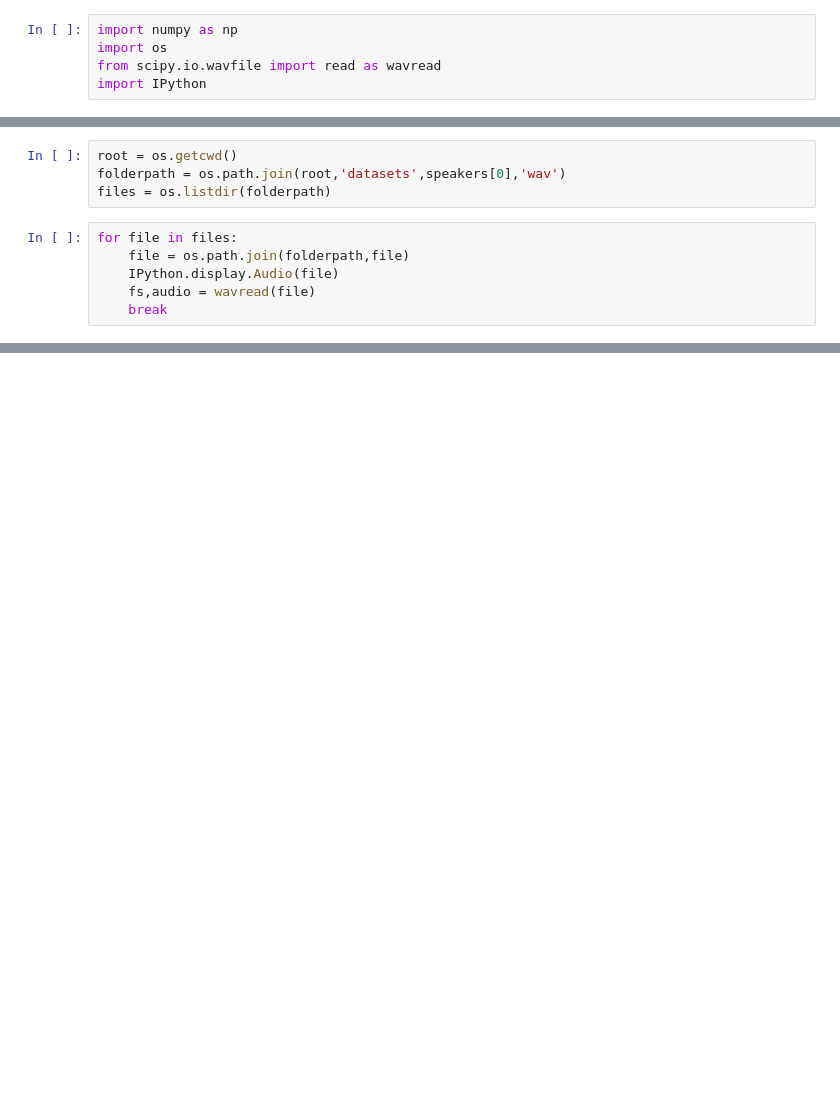
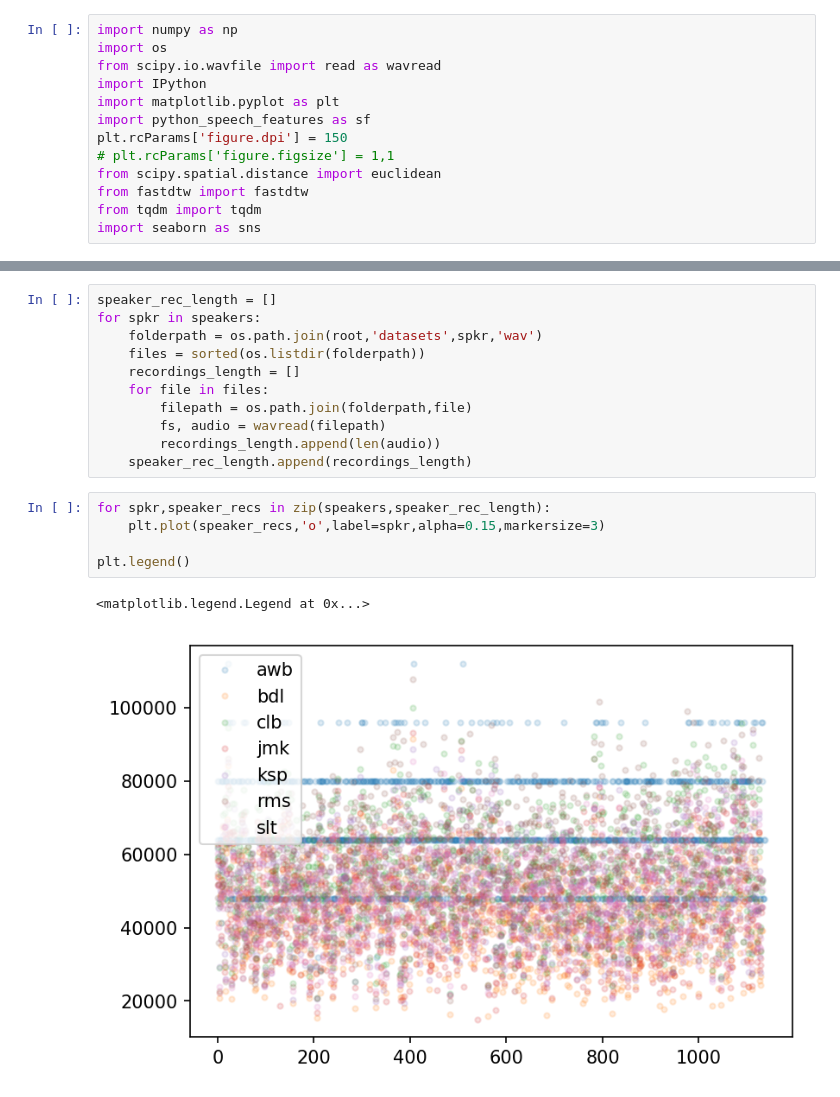
Before and after one commit to nicolasshu/SpeechMorph, a Jupyter notebook: test.ipynb, the cells around one changed output, grey strips where cells are left out. Saved outputs shown, nothing was run; the diff lists cells and outputs as text; blank space fills up the shorter version.

```diff
--- a/test.ipynb
+++ b/test.ipynb
@@ -3,3 +3,11 @@ import numpy as np
 import os
 from scipy.io.wavfile import read as wavread
 import IPython
+import matplotlib.pyplot as plt
+import python_speech_features as sf
+plt.rcParams['figure.dpi'] = 150
+# plt.rcParams['figure.figsize'] = 1,1
+from scipy.spatial.distance import euclidean
+from fastdtw import fastdtw
+from tqdm import tqdm
+import seaborn as sns
@@ -8,10 +13,0 @@ speakers = ['awb','bdl','clb','jmk','ksp','rms','slt']
-# %%
-root = os.getcwd()
-folderpath = os.path.join(root,'datasets',speakers[0],'wav')
-files = os.listdir(folderpath)
-# %%
-for file in files:
-    file = os.path.join(folderpath,file)
-    IPython.display.Audio(file)
-    fs,audio = wavread(file)
-    break
@@ -21,0 +42,19 @@ print(audio)
+# %%
+speaker_rec_length = []
+for spkr in speakers:
+    folderpath = os.path.join(root,'datasets',spkr,'wav')
+    files = sorted(os.listdir(folderpath))
+    recordings_length = []
+    for file in files:
+        filepath = os.path.join(folderpath,file)
+        fs, audio = wavread(filepath)
+        recordings_length.append(len(audio))
+    speaker_rec_length.append(recordings_length)
+# %%
+for spkr,speaker_recs in zip(speakers,speaker_rec_length):
+    plt.plot(speaker_recs,'o',label=spkr,alpha=0.15,markersize=3)
+
+plt.legend()
+# %% [output]
+<matplotlib.legend.Legend at 0x...>
+[figure, added]
```
Also changed, not shown: parts of 9 cells of this notebook, 5 other files.
